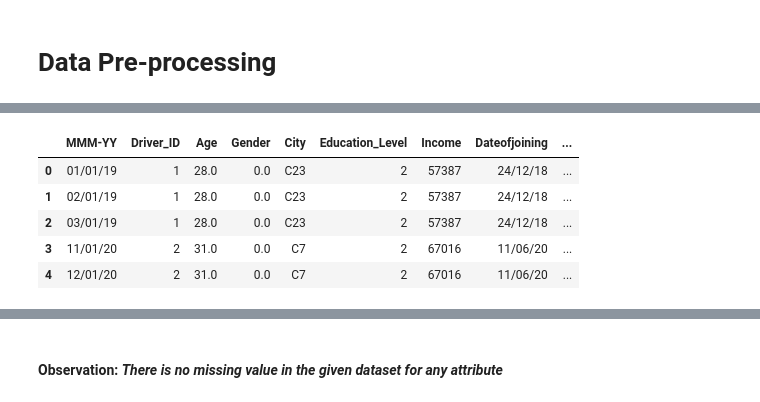
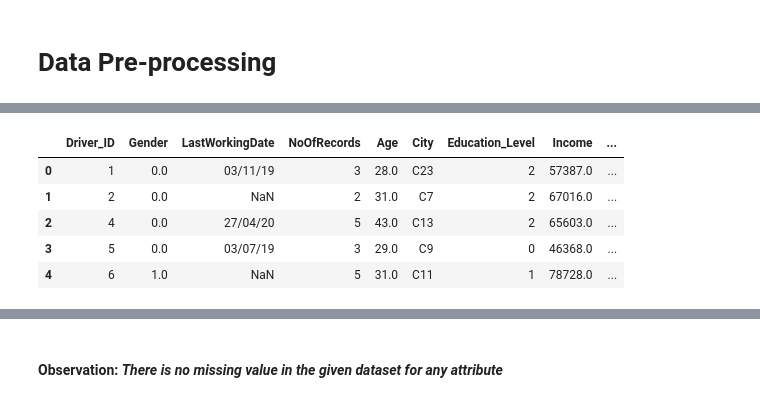
Before and after one commit to PrithiviRajMK/ScalerProjects, a Jupyter notebook: OLA.ipynb, the cells around one changed output, grey strips where cells are left out. Cells and saved outputs as stored; diff of their text form; code cells hidden in the pictures.

```diff
--- a/OLA.ipynb
+++ b/OLA.ipynb
@@ -226,0 +193,7 @@ null_values
+# %%
+
+final_data = pd.merge(left = df.groupby(["Driver_ID"])["Gender"].unique().apply(lambda x: x[-1]),
+                    right = final_data, on = "Driver_ID", how="outer" )
+# %%
+
+work_df = final_data.copy()
@@ -226,0 +206,5 @@ null_values
+# %%
+work_df["Churn"] = work_df["LastWorkingDate"].fillna(0)
+# %%
+y = work_df['Churn']
+work_df['Churn'] = work_df['Churn'].apply(lambda y: 0 if y==0 else 1)
@@ -227,10 +220,10 @@ null_values
 # %%
-df[["DOJ_day", "DOJ_month", "DOJ_year"]] = df["Dateofjoining"].str.split("/", expand = True)
-df.head()
+work_df[["DOJ_day", "DOJ_month", "DOJ_year"]] = work_df["Date_of_joining"].str.split("/", expand = True)
+work_df.head()
 # %% [output]
-|  | MMM-YY | Driver_ID | Age | Gender | City | Education_Level | Income | Dateofjoining | ... |
-| 0 | 01/01/19 | 1 | 28.0 | 0.0 | C23 | 2 | 57387 | 24/12/18 | ... |
-| 1 | 02/01/19 | 1 | 28.0 | 0.0 | C23 | 2 | 57387 | 24/12/18 | ... |
-| 2 | 03/01/19 | 1 | 28.0 | 0.0 | C23 | 2 | 57387 | 24/12/18 | ... |
-| 3 | 11/01/20 | 2 | 31.0 | 0.0 | C7 | 2 | 67016 | 11/06/20 | ... |
-| 4 | 12/01/20 | 2 | 31.0 | 0.0 | C7 | 2 | 67016 | 11/06/20 | ... |
+|  | Driver_ID | Gender | LastWorkingDate | NoOfRecords | Age | City | Education_Level | Income | ... |
+| 0 | 1 | 0.0 | 03/11/19 | 3 | 28.0 | C23 | 2 | 57387.0 | ... |
+| 1 | 2 | 0.0 | NaN | 2 | 31.0 | C7 | 2 | 67016.0 | ... |
+| 2 | 4 | 0.0 | 27/04/20 | 5 | 43.0 | C13 | 2 | 65603.0 | ... |
+| 3 | 5 | 0.0 | 03/07/19 | 3 | 29.0 | C9 | 0 | 46368.0 | ... |
+| 4 | 6 | 1.0 | NaN | 5 | 31.0 | C11 | 1 | 78728.0 | ... |
```
Also changed, not shown: parts of 179 cells of this notebook.
